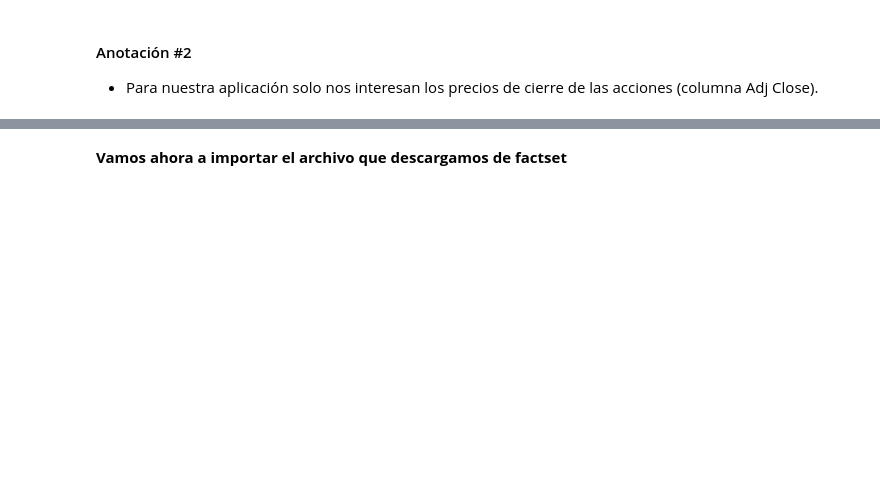
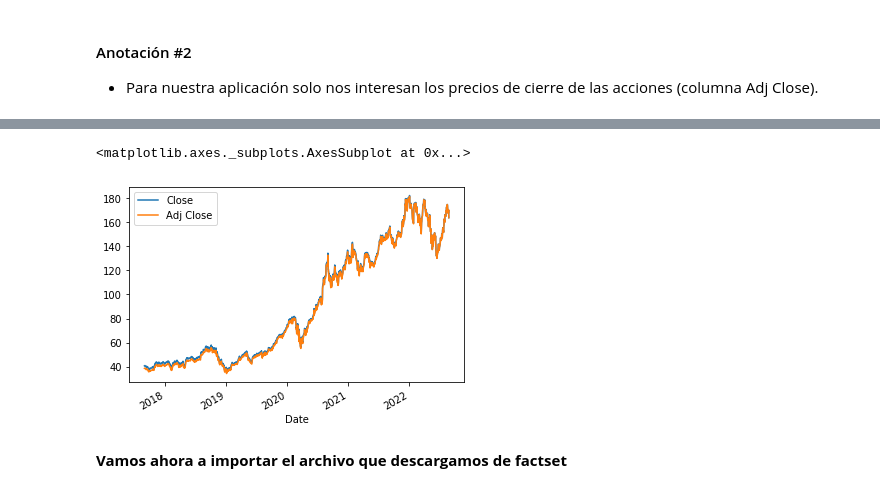
Before and after one commit to esjimenezro/porinvo2022, a Jupyter notebook: Modulo1/Clase4_DescargaHistoricos.ipynb, the cells around one changed output, grey strips where cells are left out. Saved outputs shown, nothing was run; the diff lists cells and outputs as text; code cells hidden in the pictures; blank space fills up the shorter version.

```diff
--- a/Modulo1/Clase4_DescargaHistoricos.ipynb
+++ b/Modulo1/Clase4_DescargaHistoricos.ipynb
@@ -68,2 +132,12 @@ Para leer archivos `.csv`, utilizaremos la función `read_csv` de pandas:
+# %%
+aapl = pd.read_csv(
+    "precios/AAPL.csv",
+    index_col='Date'
+)
+aapl.index = pd.to_datetime(aapl.index)
+aapl[['Close', 'Adj Close']].plot()
+# %% [output]
+<matplotlib.axes._subplots.AxesSubplot at 0x...>
+[figure, added]
 # %% [markdown]
 **Vamos ahora a importar el archivo que descargamos de factset**
```
Also changed, not shown: parts of 14 cells of this notebook, 5 other files.
